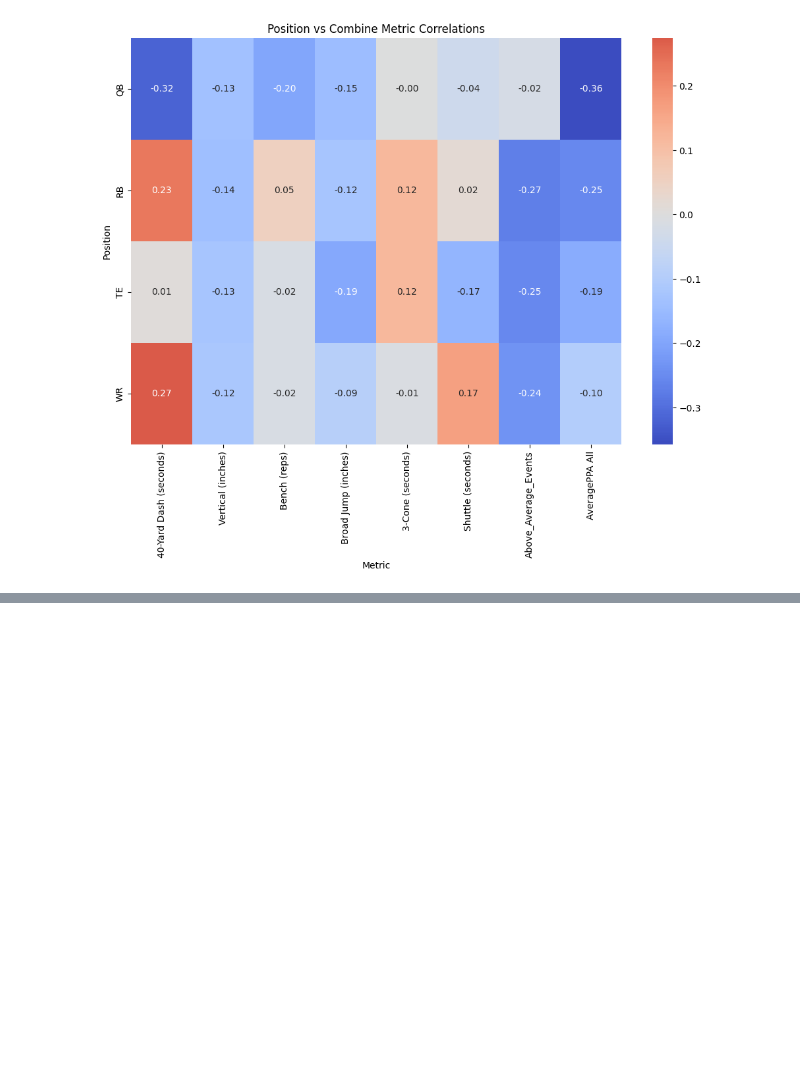
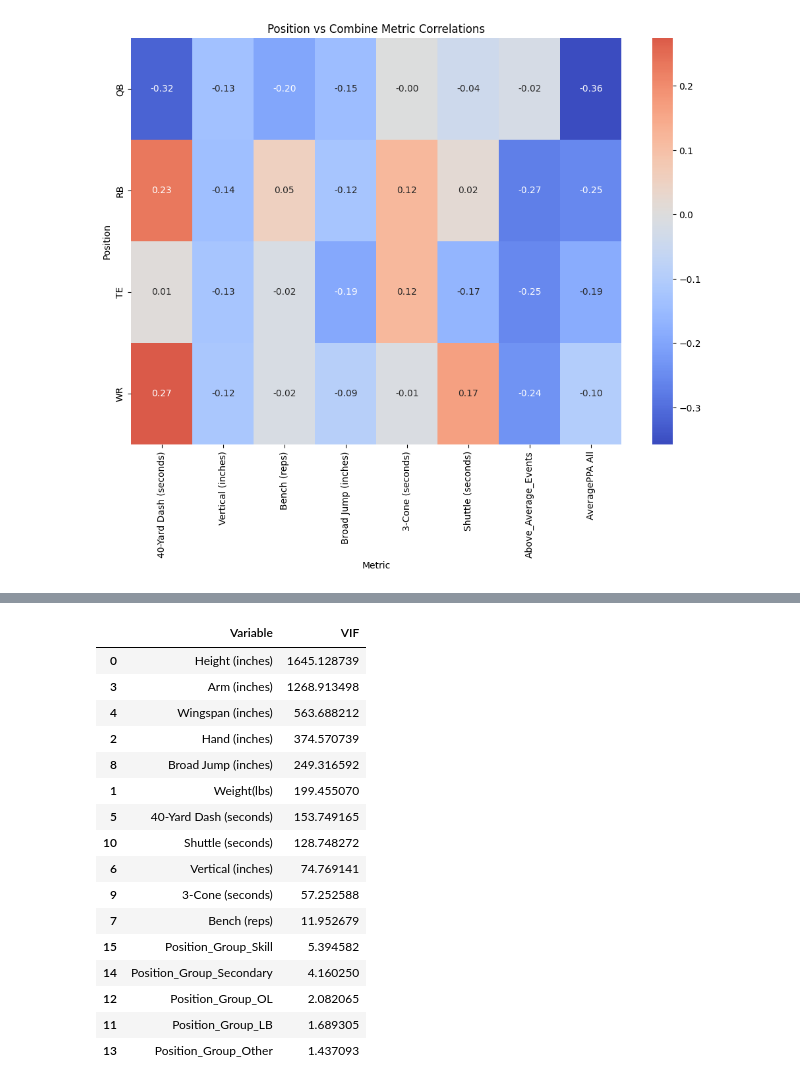
Before and after one commit to alexlevkulich/BSAN-Project-2, a Jupyter notebook: BSANStat.ipynb, the cells around one changed output, grey strips where cells are left out. Cells and saved outputs as stored; diff of their text form; code cells hidden in the pictures; blank space fills up the shorter version.

```diff
--- a/BSANStat.ipynb
+++ b/BSANStat.ipynb
@@ -534,0 +1402,33 @@ plt.show()
+# %%
+model_df = all_df[[
+    "Overall Pick",
+    "Height (inches)",
+    "Weight(lbs)",
+    "Hand (inches)",
+    "Arm (inches)",
+    "Wingspan (inches)",
+    "40-Yard Dash (seconds)",
+    "Vertical (inches)",
+    "Bench (reps)",
+    "Broad Jump (inches)",
+    "3-Cone (seconds)",
+    "Shuttle (seconds)",
+    "Position_Group"
+]].dropna()
+
+model_df = pd.get_dummies(
+    model_df,
+    columns=["Position_Group"],
+    drop_first=True
+)
+
+model_df = model_df.astype(float)
+
+X = model_df.drop(columns=["Overall Pick"])
+y = model_df["Overall Pick"]
+
+X = sm.add_constant(X)
+
+all_position_model = sm.OLS(y, X).fit()
+
+print(all_position_model.summary())
@@ -534,0 +1453,29 @@ plt.show()
+# %%
+X_vif = X.drop(columns=["const"])
+
+vif_data = pd.DataFrame()
+vif_data["Variable"] = X_vif.columns
+vif_data["VIF"] = [
+    variance_inflation_factor(X_vif.values, i)
+    for i in range(X_vif.shape[1])
+]
+
+vif_data.sort_values("VIF", ascending=False)
+# %% [output]
+|  | Variable | VIF |
+| 0 | Height (inches) | 1645.128739 |
+| 3 | Arm (inches) | 1268.913498 |
+| 4 | Wingspan (inches) | 563.688212 |
+| 2 | Hand (inches) | 374.570739 |
+| 8 | Broad Jump (inches) | 249.316592 |
+| 1 | Weight(lbs) | 199.455070 |
+| 5 | 40-Yard Dash (seconds) | 153.749165 |
+| 10 | Shuttle (seconds) | 128.748272 |
+| 6 | Vertical (inches) | 74.769141 |
+| 9 | 3-Cone (seconds) | 57.252588 |
+| 7 | Bench (reps) | 11.952679 |
+| 15 | Position_Group_Skill | 5.394582 |
+| 14 | Position_Group_Secondary | 4.160250 |
+| 12 | Position_Group_OL | 2.082065 |
+| 11 | Position_Group_LB | 1.689305 |
+| 13 | Position_Group_Other | 1.437093 |
```
Also changed, not shown: parts of 48 cells of this notebook.
